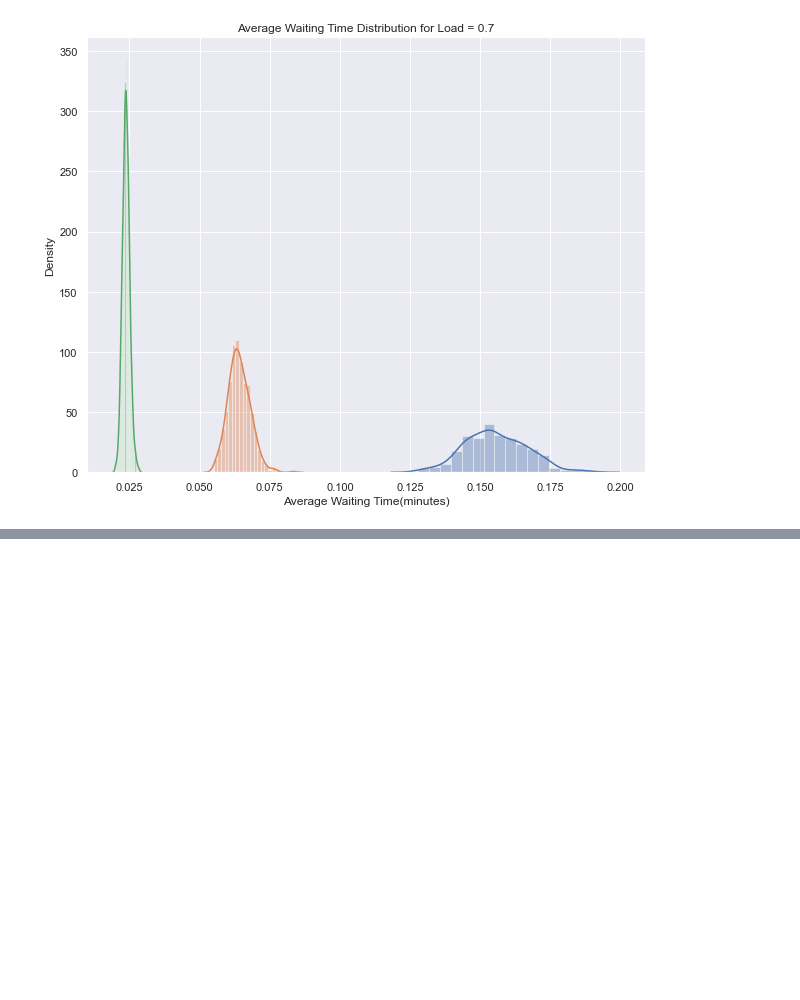
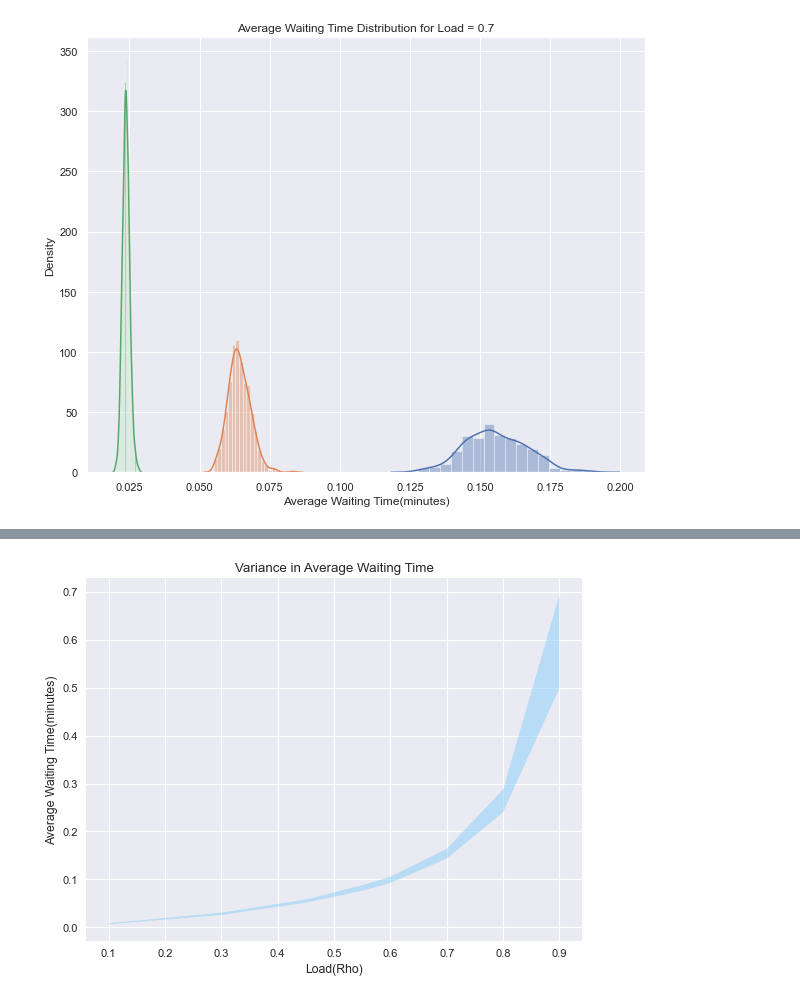
Before and after one commit to MbBrainz/StochasticSimulation-group19, a Jupyter notebook: Assignment2/Exponential_FIFO.ipynb, the cells around one changed output, grey strips where cells are left out. Drawn from its saved outputs; the diff is of its cells as text; code cells hidden in the pictures; blank space fills up the shorter version.

Commit message:
Variance graph and T-test changes

```diff
--- a/Assignment2/Exponential_FIFO.ipynb
+++ b/Assignment2/Exponential_FIFO.ipynb
@@ -244,7 +246,7 @@ rho_arr = [0.4,0.55,0.7]
 num_server = [1,2,4]
 
 
-def calculate_lambda(rho,server):
+def calculate_lambda(rho,server,mu):
         lambd_a = rho*server*mu
         return lambd_a
 # %%
@@ -256,7 +258,7 @@ for rho in rho_arr:
         print(rho)
         print(server)
         print("\n")
-        lambda_a = calculate_lambda(rho,server)
+        lambda_a = calculate_lambda(rho,server,mu)
         rho_server_data = []
         avg_queue_length = []
         avg_wait_time = []
@@ -741,0 +970,42 @@ print(system.n)
+# %%
+num_sim = 1500
+T_threshold = 1250 # In minutes  7500 customers
+num_servers = [1]
+
+rho_arr = [0.1,0.3,0.45,0.55,0.6,0.7,0.8,0.9]
+mean_waiting_time = []
+waiting_std_dev = []
+mu = 15      # per minute
+num_sim = 50
+server = 1
+service_distribution = "exponential"
+
+for rho in rho_arr:
+    lambd = calculate_lambda(rho,server,mu)
+    avg_waiting_time = []
+    for sim in range(num_sim):
+        # Run the simulation
+        env = simpy.Environment()
+        system = System(env,server,lambd,mu,service_distribution,T_threshold)
+        env.process(generate(env,system))
+        env.process(observe(env,system))
+        env.run()
+        avg_waiting_time.append(np.mean(system.wait_time))
+
+    mean_waiting_time.append(np.mean(avg_waiting_time))
+    waiting_std_dev.append(np.std(avg_waiting_time))
+# %%
+from matplotlib.pyplot import figure
+
+figure(figsize=(8, 6), dpi=80)
+mean_waiting_time = np.array(mean_waiting_time)
+waiting_std_dev = np.array(waiting_std_dev)
+
+#plt.plot(rho_arr,mean_waiting_time)
+plt.fill_between(rho_arr, mean_waiting_time+waiting_std_dev, mean_waiting_time-waiting_std_dev, facecolor='lightskyblue', alpha=0.5)
+plt.xlabel('Load(Rho)')
+plt.ylabel('Average Waiting Time(minutes)')
+plt.title('Variance in Average Waiting Time')
+plt.show()
+# %% [output]
+[figure, added]
```
Also changed, not shown: parts of 32 cells of this notebook.
